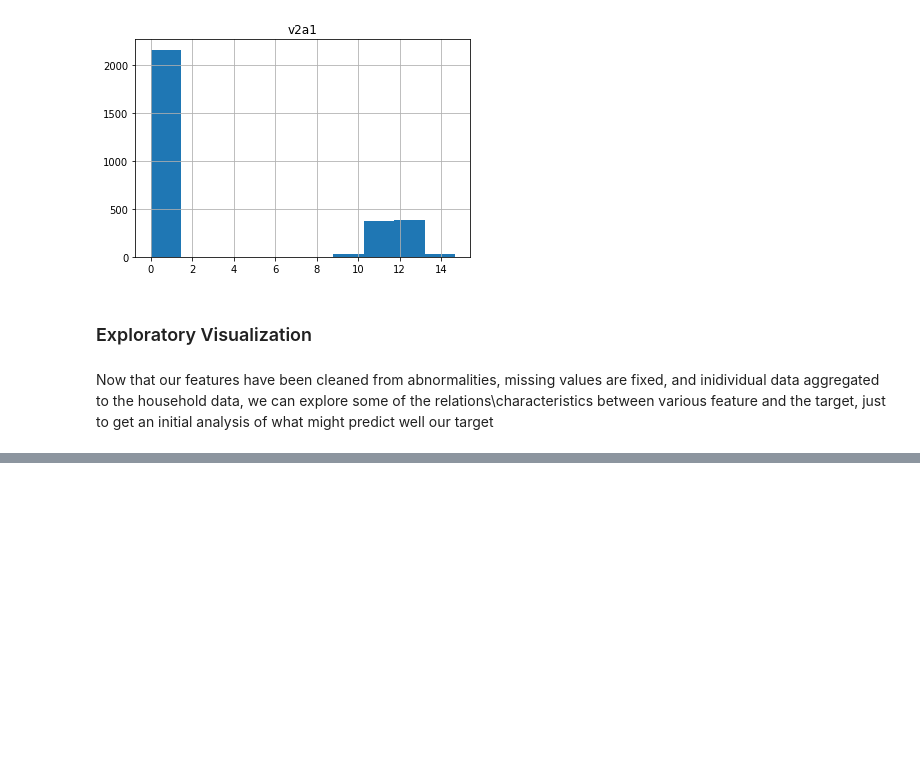
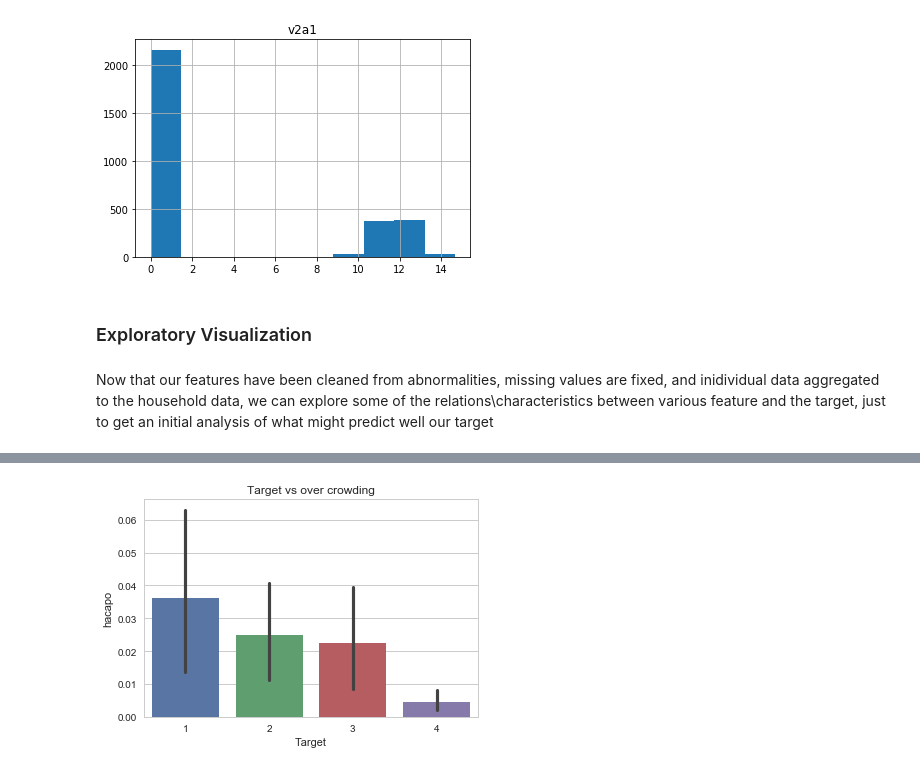
Before and after one commit to Pinif/Udacity-Capstone, a Jupyter notebook: Capstone.ipynb, the cells around one changed output, grey strips where cells are left out. Saved outputs shown, nothing was run; the diff lists cells and outputs as text; code cells hidden in the pictures; blank space fills up the shorter version.

```diff
--- a/Capstone.ipynb
+++ b/Capstone.ipynb
@@ -617,0 +617,5 @@ Now that our features have been cleaned from abnormalities, missing values are f
+# %%
+# however, they are definitely more over crowded than other families
+ax = sb.barplot(x="Target", y="hacapo", data=classfier_input).set_title('Target vs over crowding')
+# %% [output]
+[figure, added]
```
Also changed, not shown: parts of 41 cells of this notebook, 2 other files.
